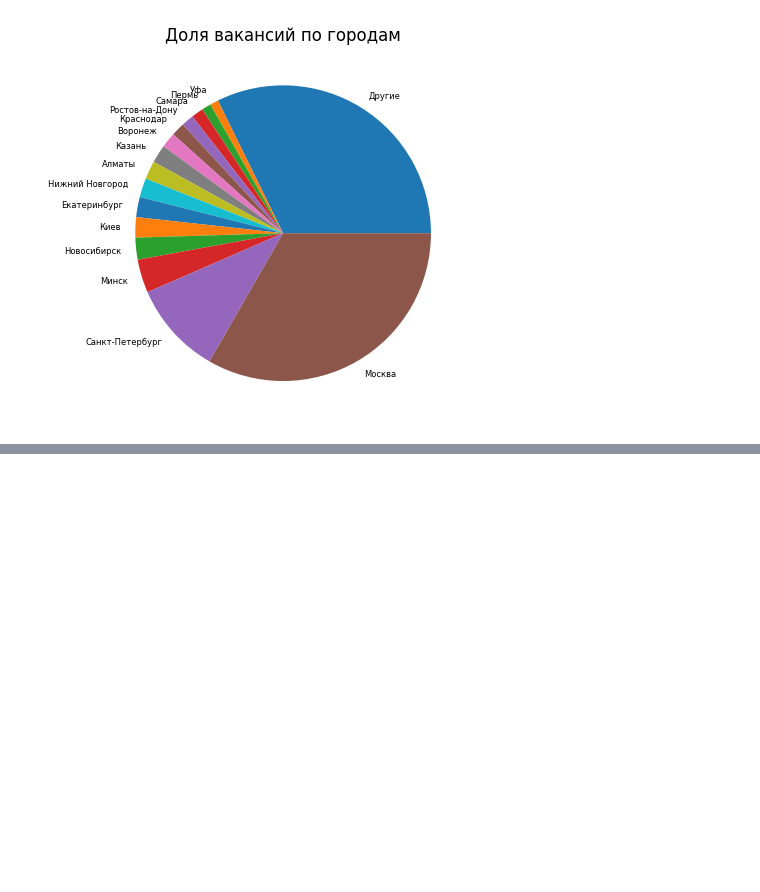
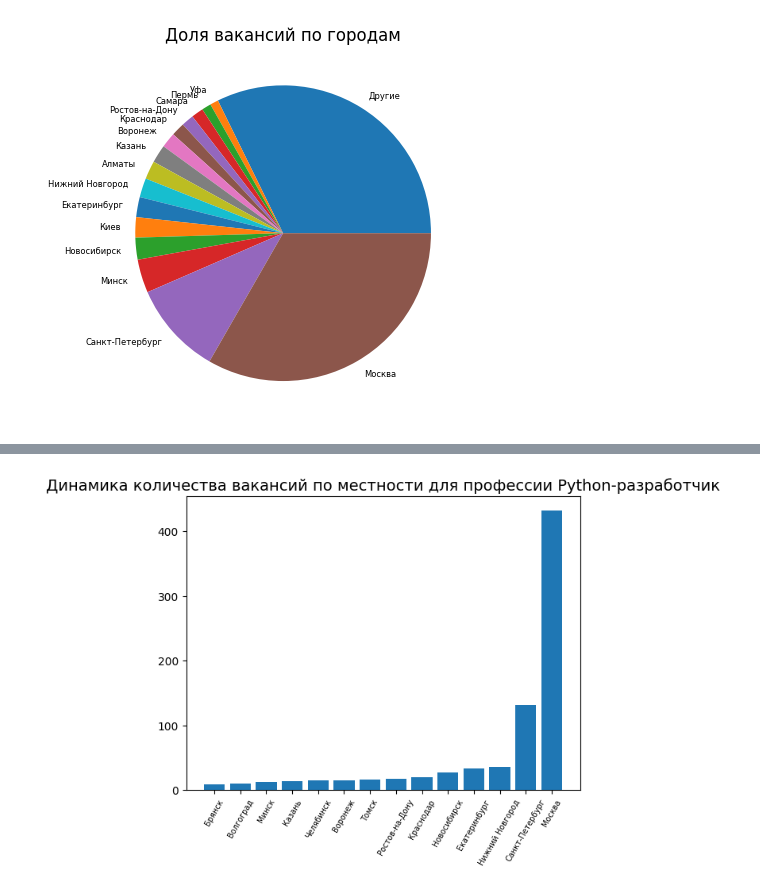
Before and after one commit to Vl4ddd/projectDjango, a Jupyter notebook: scripts/geogrpahy.ipynb, the cells around one changed output, grey strips where cells are left out. Cells and saved outputs as stored; diff of their text form; code cells hidden in the pictures; blank space fills up the shorter version.

```diff
--- a/scripts/geogrpahy.ipynb
+++ b/scripts/geogrpahy.ipynb
@@ -185,0 +190,14 @@ df_geography_to_html.to_html('geography_all.html')
+# %%
+areas_vac = df_vac['area_name'].unique()
+# %%
+areas_vac = list(areas_vac)
+# %%
+percent = len(df_vac)
+
+area_count_vac = {}
+for area in areas_vac:
+    area_count_vac[area] = len(df_group_area_vac.get_group(area))
+# %%
+area_count_vac = {k: v for k, v in sorted(area_count_vac.items(), key=lambda kv: (-kv[1], kv[0]))}
+year_area_c_vac = {k: area_count_vac[k] for k in list(area_count_vac)[:14]}
+year_area_c_vac = {k: v for k, v in sorted(year_area_c_vac.items(), key=lambda kv: (-kv[1], kv[0]), reverse=True)}
@@ -185,0 +221,7 @@ df_geography_to_html.to_html('geography_all.html')
+# %%
+plt.bar(year_area_c_vac.keys(),year_area_c_vac.values())
+plt.xticks(rotation=60, size=7)
+plt.title('Динамика количества вакансий по местности для профессии Python-разработчик',size=14)
+plt.show()
+# %% [output]
+[figure, added]
```
Also changed, not shown: parts of 7 cells of this notebook, 22 other files.
